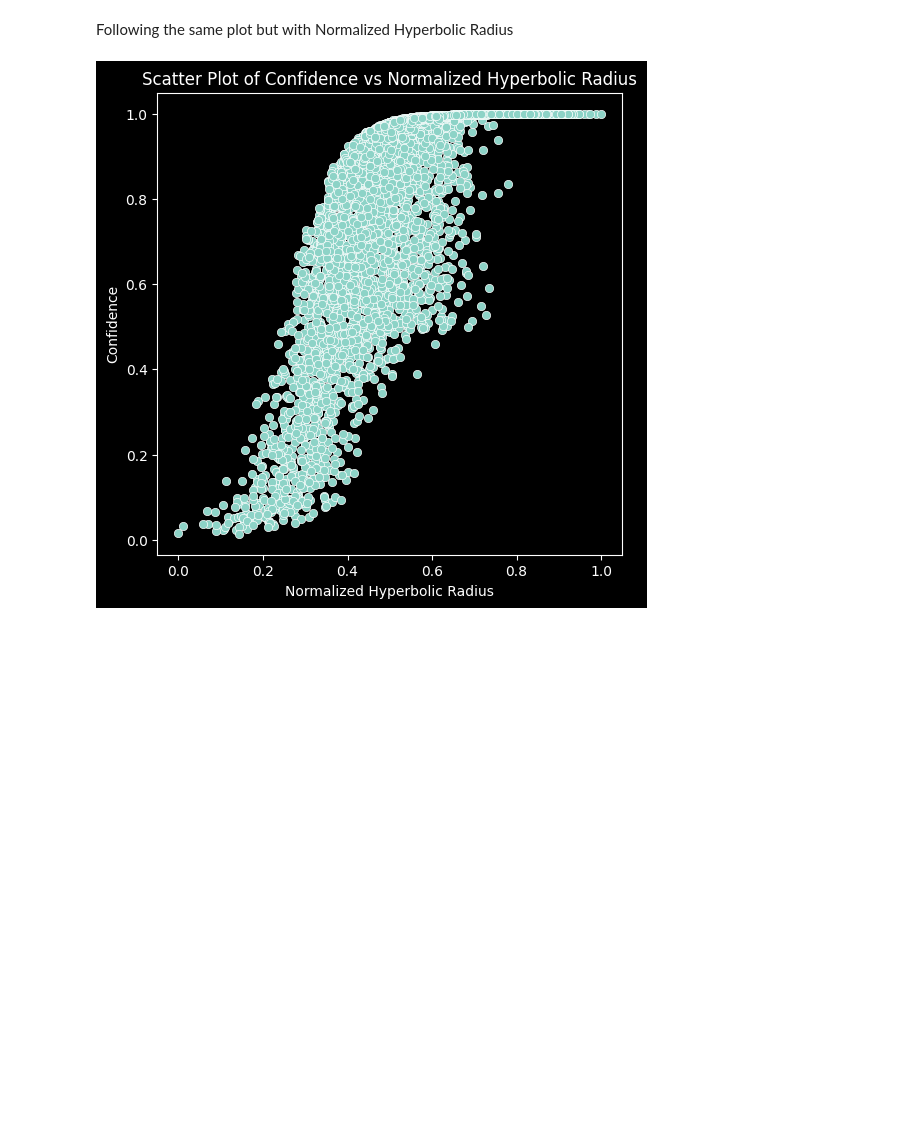
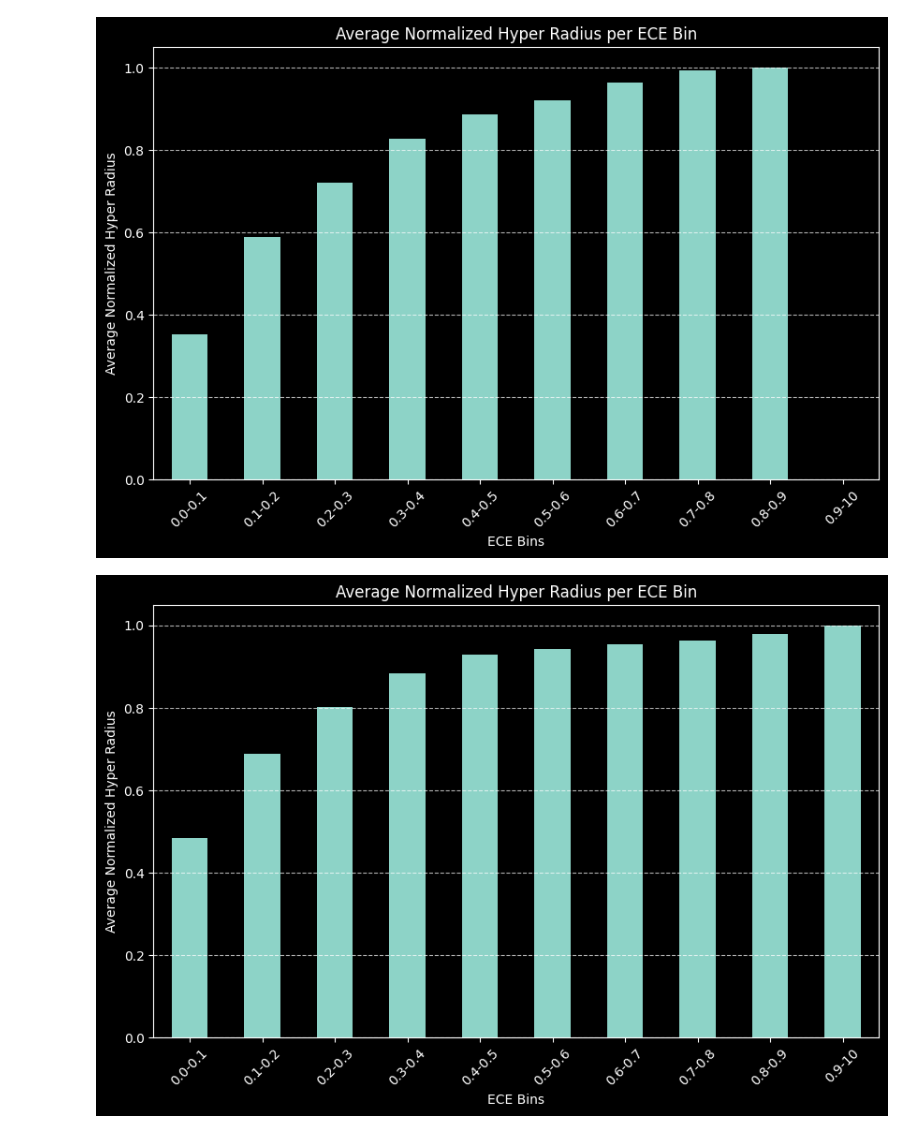
Before and after one commit to Fascetta/Radius-Regularization, a Jupyter notebook: code/classification/custom_test.ipynb, the cells around one changed output. Saved outputs shown, nothing was run; the diff lists cells and outputs as text; code cells hidden in the pictures; blank space fills up the shorter version.

Commit message:
Trained EL and EP model, added them to the notebook to analyze the results

```diff
--- a/code/classification/custom_test.ipynb
+++ b/code/classification/custom_test.ipynb
@@ -28,16 +1,62 @@ pearson_corr, pearson_p_value, spearman_corr, spearman_p_value
-# %% [markdown]
-Following the same plot but with Normalized Hyperbolic Radius
-# %%
-data['normalized_hyper_radius'] = (data['hyper_radius'] - data['hyper_radius'].min()) / (data['hyper_radius'].max() - data['hyper_radius'].min())
-
-# Scatter plot of confidence vs normalized hyperbolic radius
-plt.figure(figsize=(6, 6))
-sns.scatterplot(x=data['normalized_hyper_radius'], y=data['confidence'])
-plt.title('Scatter Plot of Confidence vs Normalized Hyperbolic Radius')
-plt.xlabel('Normalized Hyperbolic Radius')
-plt.ylabel('Confidence')
-plt.show()
-
-# Confidence will be changed with Ece score
-# %% [output]
-[figure, removed]
+# %%
+import pandas as pd
+from matplotlib import pyplot as plt
+
+
+df_EL = pd.read_csv('./output/EL/results.csv')
+df_EP = pd.read_csv('./output/EP/results.csv')
+df_L = pd.read_csv('./output/L/results.csv')
+# %%
+
+# Assuming ECE bins are defined by confidence values
+ece_bins = [0.0, 0.1, 0.2, 0.3, 0.4, 0.5, 0.6, 0.7, 0.8, 0.9, 10]  # Bins from 0.0 to 1.0 with step 0.1
+df_EL['ece_bins'] = pd.cut(df_EL['confidence'], bins=ece_bins, labels=[f'{ece_bins[i]}-{ece_bins[i+1]}' for i in range(len(ece_bins)-1)])
+
+# Plot the histogram
+plt.figure(figsize=(10, 6))
+df_EL.groupby('ece_bins')['norm_radius'].mean().plot(kind='bar')
+
+plt.xlabel('ECE Bins')
+plt.ylabel('Average Normalized Hyper Radius')
+plt.title('Average Normalized Hyper Radius per ECE Bin')
+plt.xticks(rotation=45)
+plt.grid(axis='y', linestyle='--', alpha=0.7)
+
+plt.show()
+
+
+
+
+df_EP['ece_bins'] = pd.cut(df_EP['confidence'], bins=ece_bins, labels=[f'{ece_bins[i]}-{ece_bins[i+1]}' for i in range(len(ece_bins)-1)])
+
+# Plot the histogram
+plt.figure(figsize=(10, 6))
+df_EP.groupby('ece_bins')['norm_radius'].mean().plot(kind='bar')
+
+plt.xlabel('ECE Bins')
+plt.ylabel('Average Normalized Hyper Radius')
+plt.title('Average Normalized Hyper Radius per ECE Bin')
+plt.xticks(rotation=45)
+plt.grid(axis='y', linestyle='--', alpha=0.7)
+
+plt.show()
+
+
+
+
+df_L['ece_bins'] = pd.cut(df_L['confidence'], bins=ece_bins, labels=[f'{ece_bins[i]}-{ece_bins[i+1]}' for i in range(len(ece_bins)-1)])
+
+# Plot the histogram
+plt.figure(figsize=(10, 6))
+df_L.groupby('ece_bins')['norm_radius'].mean().plot(kind='bar')
+
+plt.xlabel('ECE Bins')
+plt.ylabel('Average Normalized Hyper Radius')
+plt.title('Average Normalized Hyper Radius per ECE Bin')
+plt.xticks(rotation=45)
+plt.grid(axis='y', linestyle='--', alpha=0.7)
+
+plt.show()
+# %% [output]
+[figure, added]
+[figure, added]
```
Also changed, not shown: parts of 3 cells of this notebook, 17 other files.
